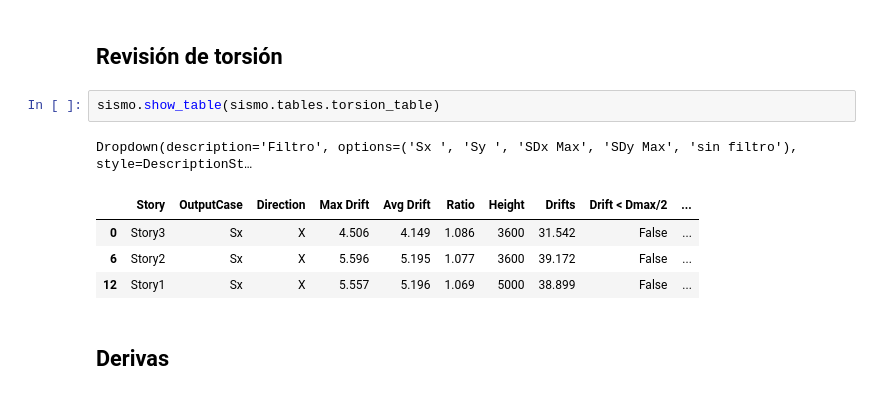
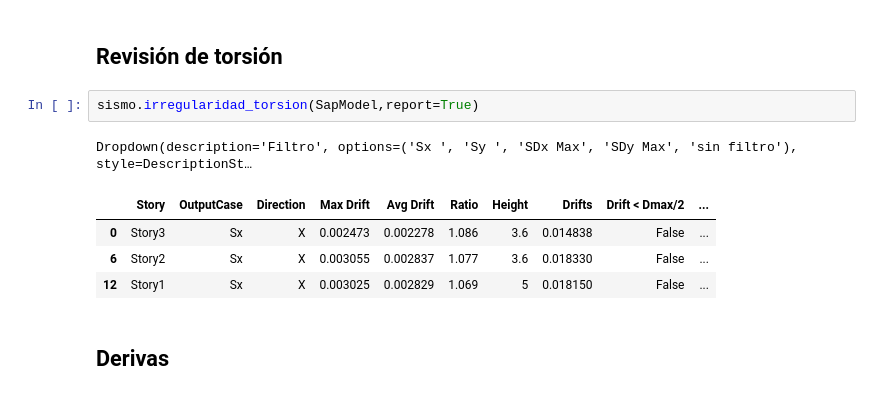
Before and after one commit to skyzizars/automatizacion_estructural, a Jupyter notebook: sismo_etabs.ipynb, the cells around one changed output. Saved outputs shown, nothing was run; the diff lists cells and outputs as text.

```diff
--- a/sismo_etabs.ipynb
+++ b/sismo_etabs.ipynb
@@ -184,12 +169,12 @@ sismo.tables.rev_masa_table
 # %% [markdown]
 ## Revisión de torsión
-# %%
-sismo.show_table(sismo.tables.torsion_table)
-# %% [output]
-Dropdown(description='Filtro', options=('Sx ', 'Sy ', 'SDx Max', 'SDy Max', 'sin filtro'), style=DescriptionSt…
-|  | Story | OutputCase | Direction | Max Drift | Avg Drift | Ratio | Height | Drifts | Drift < Dmax/2 | ... |
-| 0 | Story3 | Sx | X | 4.506 | 4.149 | 1.086 | 3600 | 31.542 | False | ... |
-| 6 | Story2 | Sx | X | 5.596 | 5.195 | 1.077 | 3600 | 39.172 | False | ... |
-| 12 | Story1 | Sx | X | 5.557 | 5.196 | 1.069 | 5000 | 38.899 | False | ... |
+# %%
+sismo.irregularidad_torsion(SapModel,report=True)
+# %% [output]
+Dropdown(description='Filtro', options=('Sx ', 'Sy ', 'SDx Max', 'SDy Max', 'sin filtro'), style=DescriptionSt…
+|  | Story | OutputCase | Direction | Max Drift | Avg Drift | Ratio | Height | Drifts | Drift < Dmax/2 | ... |
+| 0 | Story3 | Sx | X | 0.002473 | 0.002278 | 1.086 | 3.6 | 0.014838 | False | ... |
+| 6 | Story2 | Sx | X | 0.003055 | 0.002837 | 1.077 | 3.6 | 0.018330 | False | ... |
+| 12 | Story1 | Sx | X | 0.003025 | 0.002829 | 1.069 | 5 | 0.018150 | False | ... |
 # %% [markdown]
 ## Derivas
```
Also changed, not shown: parts of 26 cells of this notebook, 1 other file.
